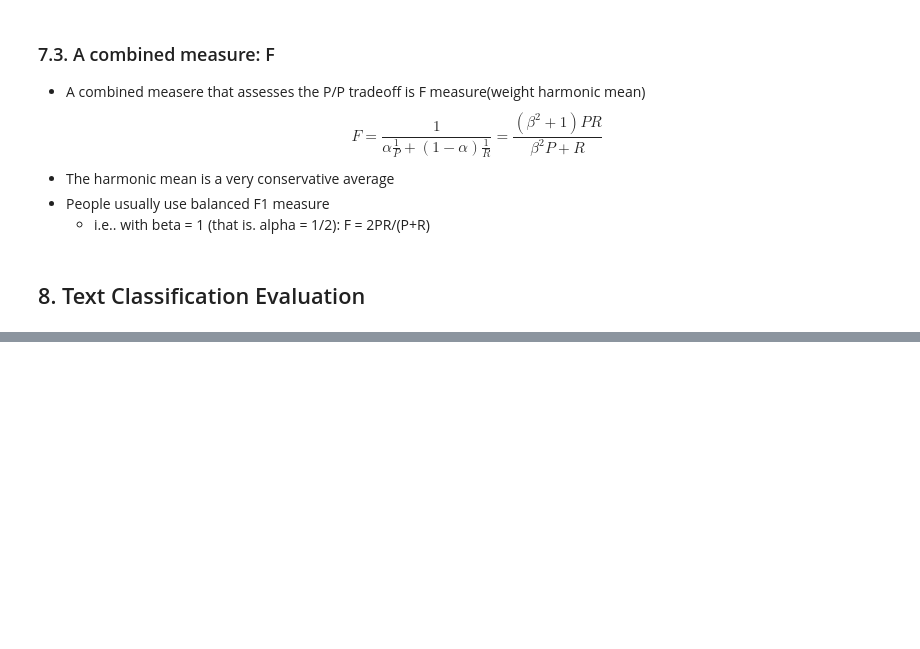
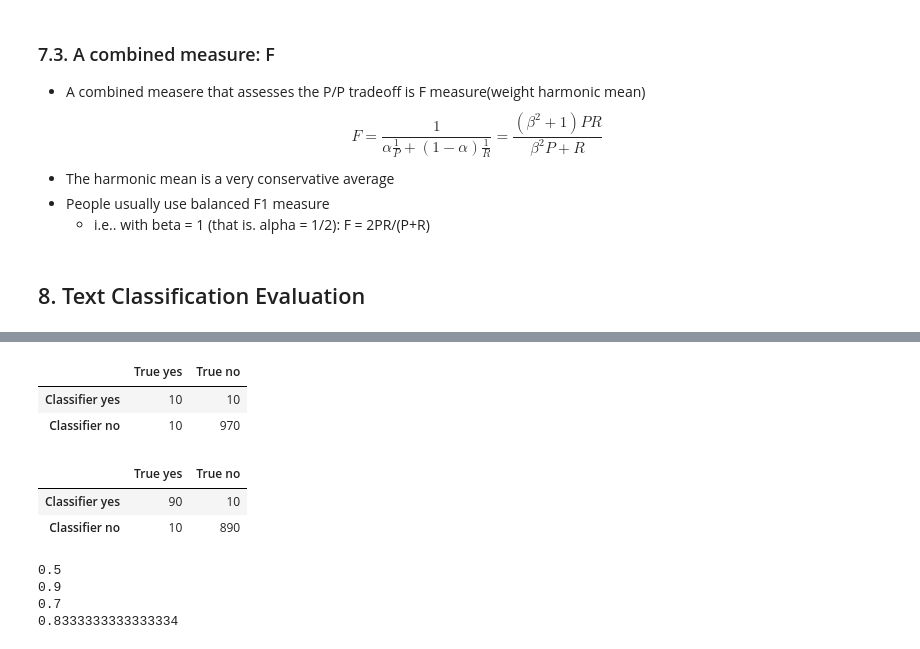
Before and after one commit to 00bfff-m/programming, a Jupyter notebook: CS_124.ipynb, the cells around one changed output, grey strips where cells are left out. Saved outputs shown, nothing was run; the diff lists cells and outputs as text; code cells hidden in the pictures; blank space fills up the shorter version.

```diff
--- a/CS_124.ipynb
+++ b/CS_124.ipynb
@@ -1389,0 +1460,41 @@ $$F = \frac{1}{\alpha \frac{1}{P}+(1-\alpha) \frac{1}{R}} = \frac{(\beta^2+1)PR}
+# %%
+import numpy as np
+A = [[10, 10],
+     [10, 970]]
+B = [[90, 10],
+     [10, 890]]
+m = [[10+90, 10+10],
+     [10+10, 890+970]]
+display(pd.DataFrame(A,
+                     index=['Classifier yes', 'Classifier no'],
+                     columns= ['True yes', 'True no']))
+
+display(pd.DataFrame(B,
+                     index=['Classifier yes', 'Classifier no'],
+                     columns= ['True yes', 'True no']))
+
+def precision(matrix):
+  p = 0
+  for i in range(len(matrix)):
+    for j in range(len(matrix[i])):
+      p = p+matrix[i][j]
+    return matrix[i][i]/p
+    p = 0
+
+print(precision(A))
+print(precision(B))
+#Macroaveraged precision:
+print((precision(A) + precision(B))/2)
+#Microaveraged precision:
+print(precision(m))
+# %% [output]
+|  | True yes | True no |
+| Classifier yes | 10 | 10 |
+| Classifier no | 10 | 970 |
+|  | True yes | True no |
+| Classifier yes | 90 | 10 |
+| Classifier no | 10 | 890 |
+0.5
+0.9
+0.7
+0.8333333333333334
```
Also changed, not shown: parts of 48 cells of this notebook.
